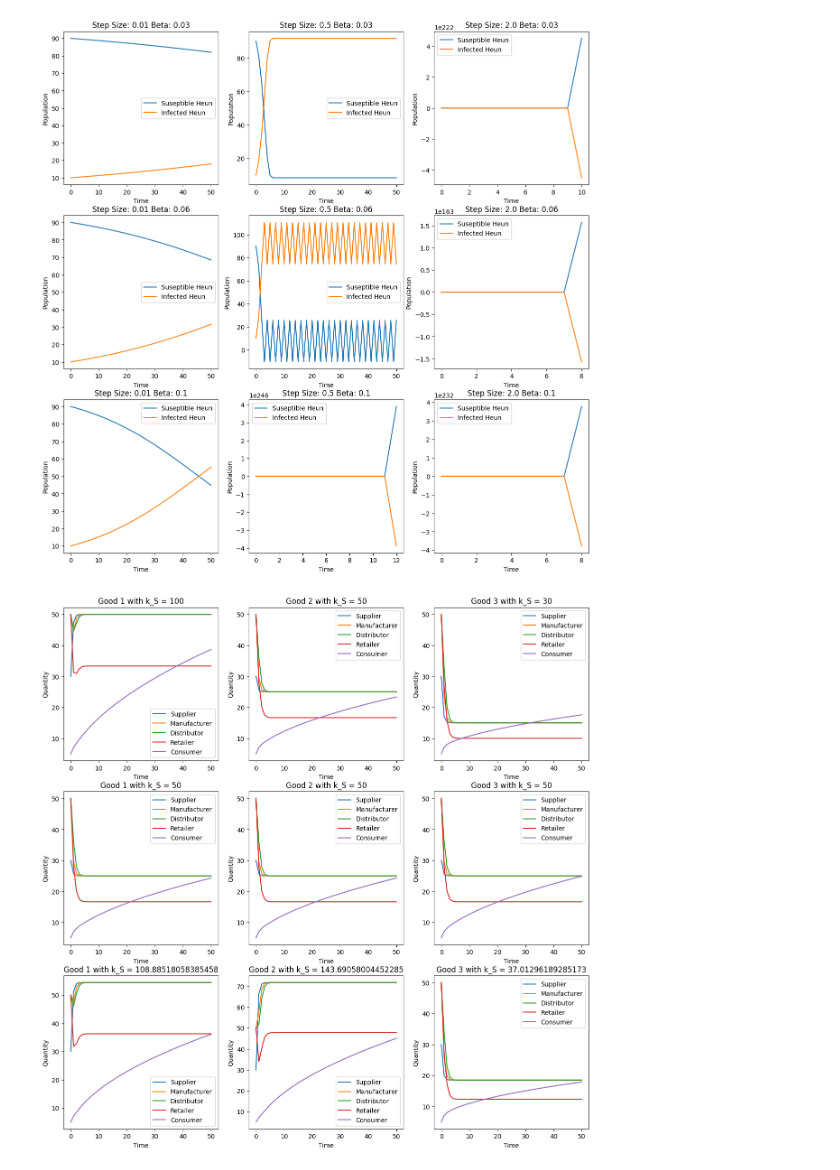
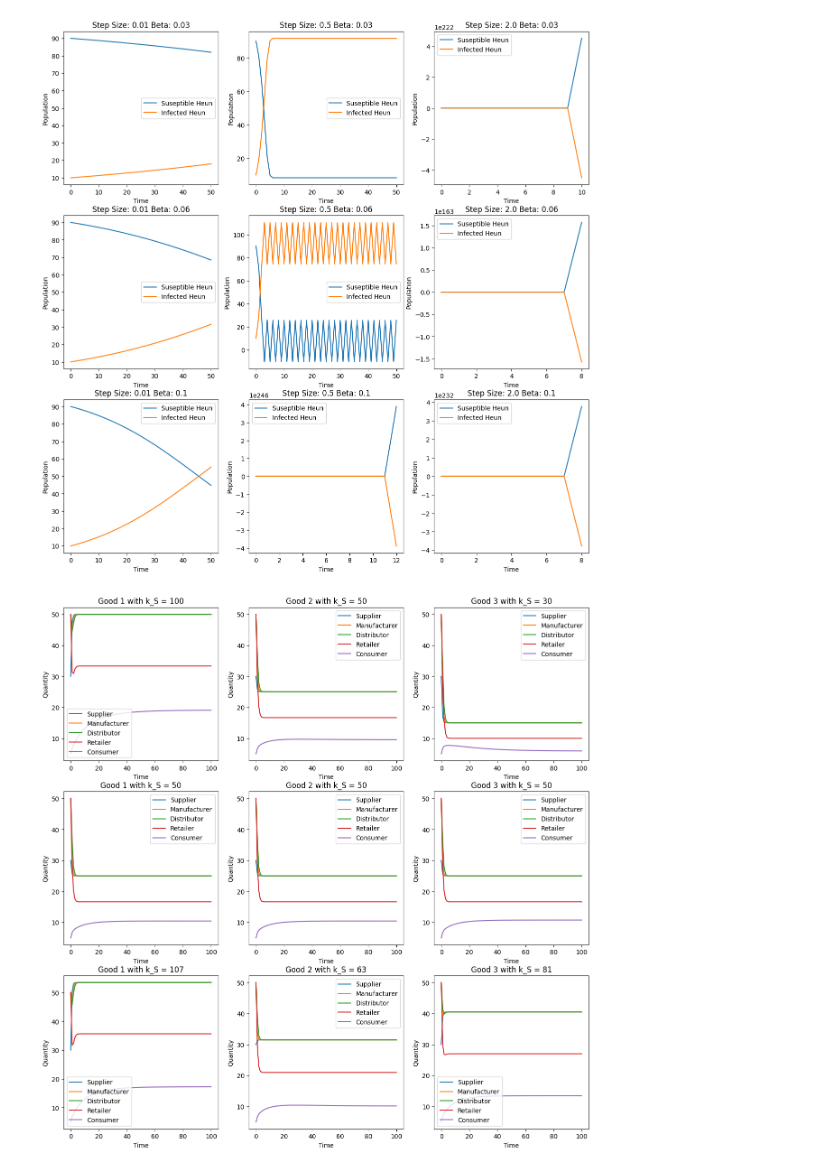
Before and after one commit to aiqojo/csys6020, a Jupyter notebook: HW1.ipynb, the cells around one changed output. Drawn from its saved outputs; the diff is of its cells as text; code cells hidden in the pictures.

```diff
--- a/HW1.ipynb
+++ b/HW1.ipynb
@@ -79,7 +79,7 @@ Supply Chain Model
 '''
 
 # Define the system of ODEs
-def supply_chain(Y, t, K_p, k_SM, k_MD, k_DR, k_RC, A, P):
+def supply_chain(Y, t, K_p, k_SM, k_MD, k_DR, k_RC, k_CC, A, P, t_delay=0):
     n = len(k_SM)
     # Suppliers, Manufacturers, Distributors, Retailers, Consumers
     S = np.array(Y[:n])
@@ -92,12 +92,20 @@ def supply_chain(Y, t, K_p, k_SM, k_MD, k_DR, k_RC, A, P):
     dMdt = A @ k_SM * S - k_MD * M
     dDdt = A @ k_MD * M - k_DR * D
     dRdt = A @ k_DR * D - k_RC * R
-    dCdt = A @ k_RC * R * P / np.sum(Y[4*n:])
+    dCdt = A @ k_RC * R * P / np.sum(Y[4*n:]) - k_CC * C
+
+    # time delays
+    dSdt -= t_delay * S
+    dMdt -= t_delay * M
+    dDdt -= t_delay * D
+    dRdt -= t_delay * R
+    dCdt -= t_delay * C
 
     return np.concatenate([dSdt, dMdt, dDdt, dRdt, dCdt])
 
 # Define time span
-t = np.linspace(0, 50, 50)
+tmax = 100
+t = np.linspace(0, tmax, tmax)
 
 # Initial conditions (for a 3-goods example)
 S0 = np.array([30, 30, 30])
@@ -108,39 +116,44 @@ C0 = np.array([5, 5, 5])
 Y0 = np.concatenate([S0, M0, D0, R0, C0])
 
 # Example parameter values
-K_S = np.array([2, 2, 2])
+k_S = np.array([2, 2, 2])
 k_SM = np.array([2, 2, 2])
 k_MD = np.array([2, 2, 2])
 k_DR = np.array([2, 2, 2])
 k_RC = np.array([3, 3, 3])
+k_CC = np.array([0.05, 0.05, 0.05]) # customer consumption, aka consumption rate of good
+
 # Dependency matrix of Goods on each others supply chains
 A = np.array([[0.8, 0.1, 0.1], [0.1, 0.8, 0.1], [0.1, 0.1, 0.8]])
 # Preference vector
 P = np.array([0.33, 0.33, 0.34])
 
 # Parameter sweep (example: varying k_SM)
 k_S_values = [np.array([100, 50, 30]),
               np.array([50, 50, 50]),
-              np.array([np.random.normal(80, 40) for _ in range(3)])]
+              np.array([round(np.random.normal(80, 40)) for _ in range(3)])]
 results = []
 
+# time delay to introduce cycles into the system
+t_delay = 0
+
 for k in range(len(k_S_values)):
-    result = odeint(supply_chain, Y0, t, args=(k_S_values[k], k_SM, k_MD, k_DR, k_RC, A, P))
+    result = odeint(supply_chain, Y0, t, args=(k_S_values[k], k_SM, k_MD, k_DR, k_RC, k_CC, A, P, t_delay))
     results.append(result)
 
 # for each k_S value, plot the supply chain dynamics for each good with every agents values
 fig, ax = plt.subplots(3, 3, figsize=(15, 15))
 for i in range(len(k_S_values)):
   for j in range(3):
     ax[i,j].plot(t, results[i][:, j], label="Supplier")
     ax[i,j].plot(t, results[i][:, j+3], label="Manufacturer")
     ax[i,j].plot(t, results[i][:, j+6], label="Distributor")
     ax[i,j].plot(t, results[i][:, j+9], label="Retailer")
     ax[i,j].plot(t, results[i][:, j+12], label="Consumer")
     ax[i,j].set_xlabel("Time")
     ax[i,j].set_ylabel("Quantity")
     ax[i,j].set_title(f"Good {j+1} with k_S = {k_S_values[i][j]}")
     ax[i,j].legend()
 plt.show()
 # %% [output]
-[figure, old version]
+[figure, new version]
```
